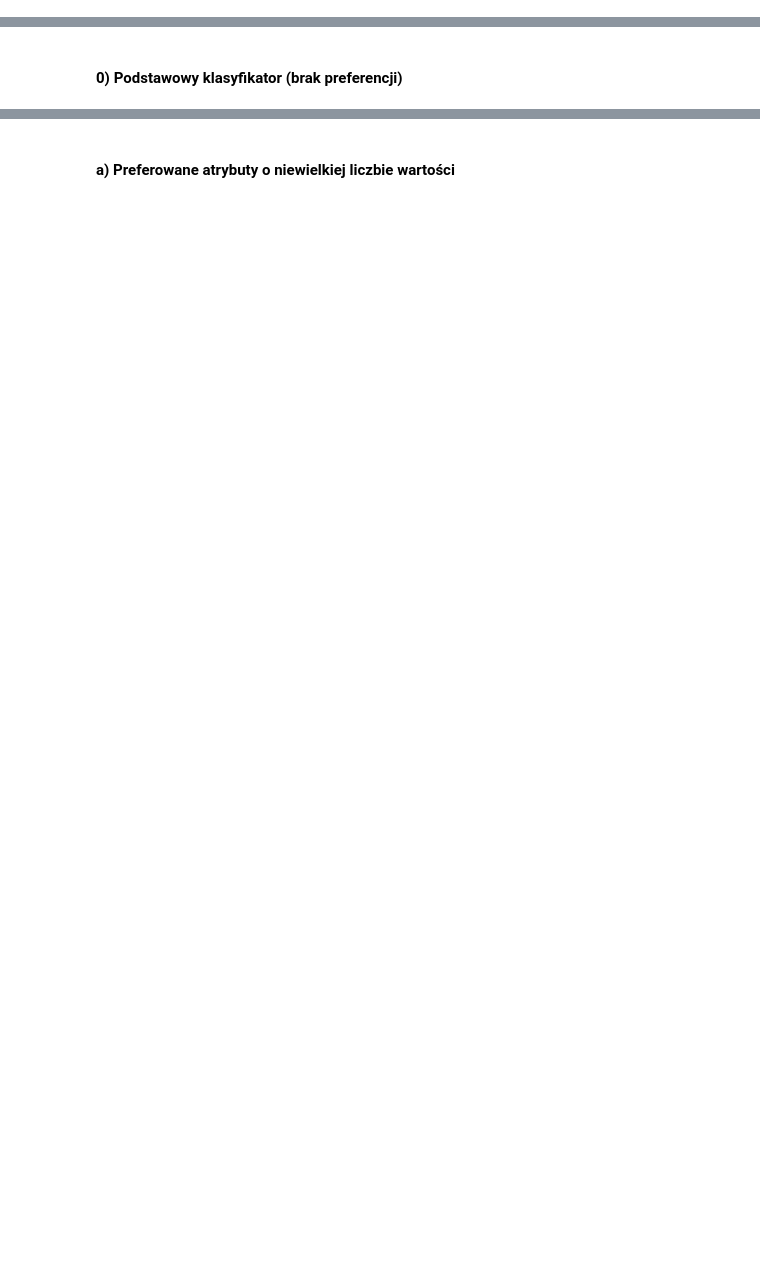
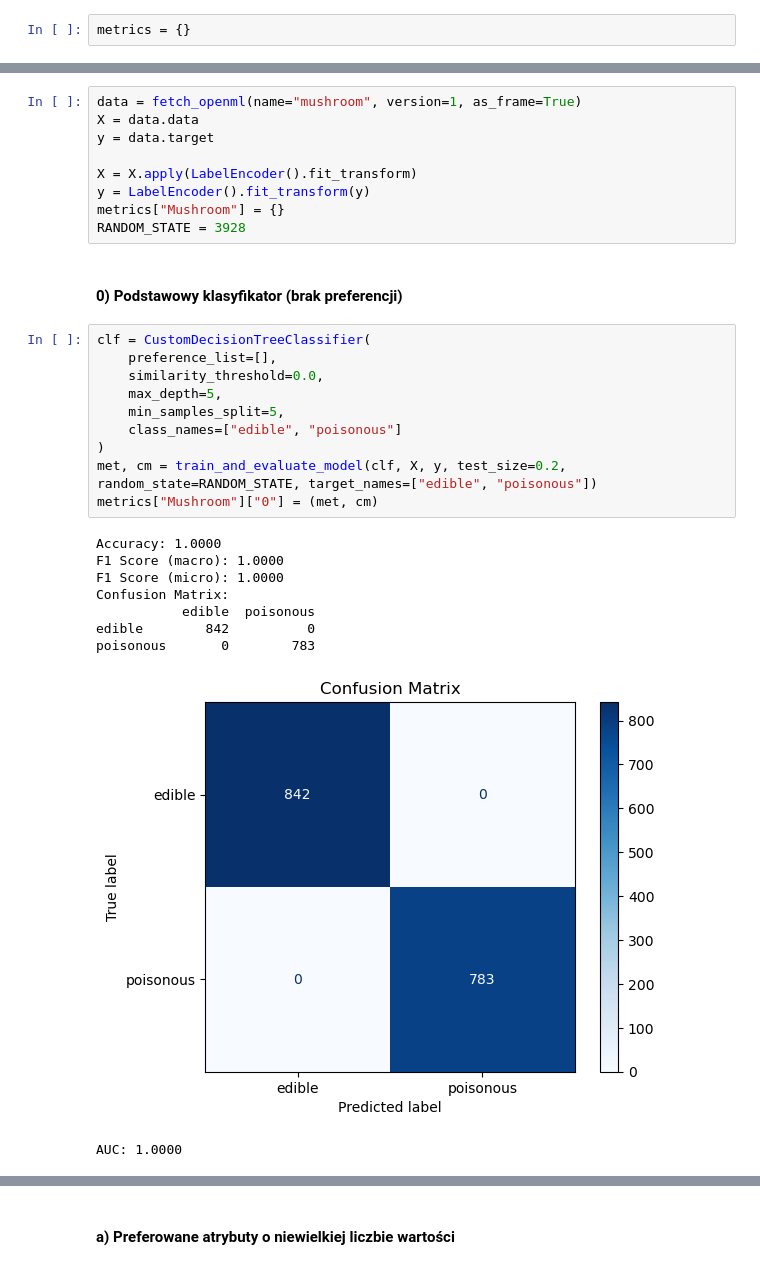
Before and after one commit to rafauoo/ZUM, a Jupyter notebook: main.ipynb, the cells around one changed output, grey strips where cells are left out. Drawn from its saved outputs; the diff is of its cells as text; blank space fills up the shorter version.

```diff
--- a/main.ipynb
+++ b/main.ipynb
@@ -413,7 +428,38 @@ Confusion Matrix:
 # Testy i eksperymenty
 # %% [markdown]
 ## Zbiory danych
+# %%
+metrics = {}
 # %% [markdown]
 ### Mushroom
+# %%
+data = fetch_openml(name="mushroom", version=1, as_frame=True)
+X = data.data
+y = data.target
+
+X = X.apply(LabelEncoder().fit_transform)
+y = LabelEncoder().fit_transform(y)
+metrics["Mushroom"] = {}
+RANDOM_STATE = 3928
 # %% [markdown]
 #### 0) Podstawowy klasyfikator (brak preferencji)
+# %%
+clf = CustomDecisionTreeClassifier(
+    preference_list=[],
+    similarity_threshold=0.0,
+    max_depth=5,
+    min_samples_split=5,
+    class_names=["edible", "poisonous"]
+)
+met, cm = train_and_evaluate_model(clf, X, y, test_size=0.2, random_state=RANDOM_STATE, target_names=["edible", "poisonous"])
+metrics["Mushroom"]["0"] = (met, cm)
+# %% [output]
+Accuracy: 1.0000
+F1 Score (macro): 1.0000
+F1 Score (micro): 1.0000
+Confusion Matrix:
+           edible  poisonous
+edible        842          0
+poisonous       0        783
+[figure, added]
+AUC: 1.0000
```
Also changed, not shown: parts of 20 cells of this notebook.
